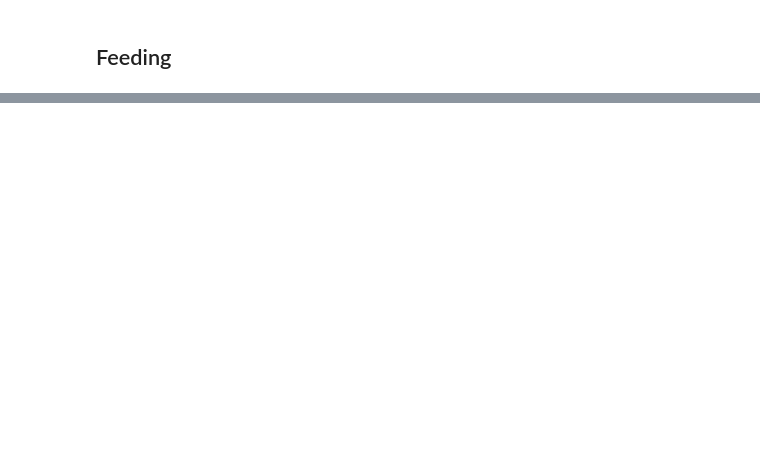
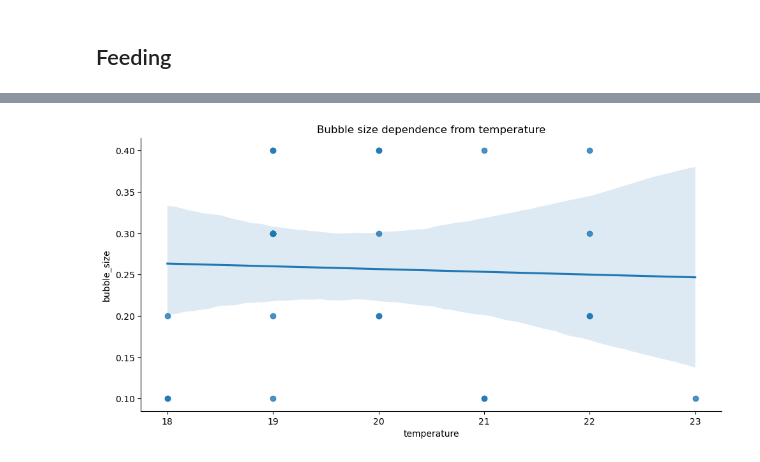
Before and after one commit to kiralenz/keeprising, a Jupyter notebook: notebooks/experimental/chart_creation.ipynb, the cells around one changed output, grey strips where cells are left out. Drawn from its saved outputs; the diff is of its cells as text; code cells hidden in the pictures; blank space fills up the shorter version.

```diff
--- a/notebooks/experimental/chart_creation.ipynb
+++ b/notebooks/experimental/chart_creation.ipynb
@@ -320,0 +318,6 @@ sns.catplot(data=feedings, x='bacteria_composition', y='growth_rate', kind='boxe
+# %%
+sns.lmplot(data=feedings, x='temperature', y='bubble_size', height=5, aspect=2).set(
+    title="Bubble size dependence from temperature"
+);
+# %% [output]
+[figure, added]
```
Also changed, not shown: parts of 13 cells of this notebook, 1 other file.
